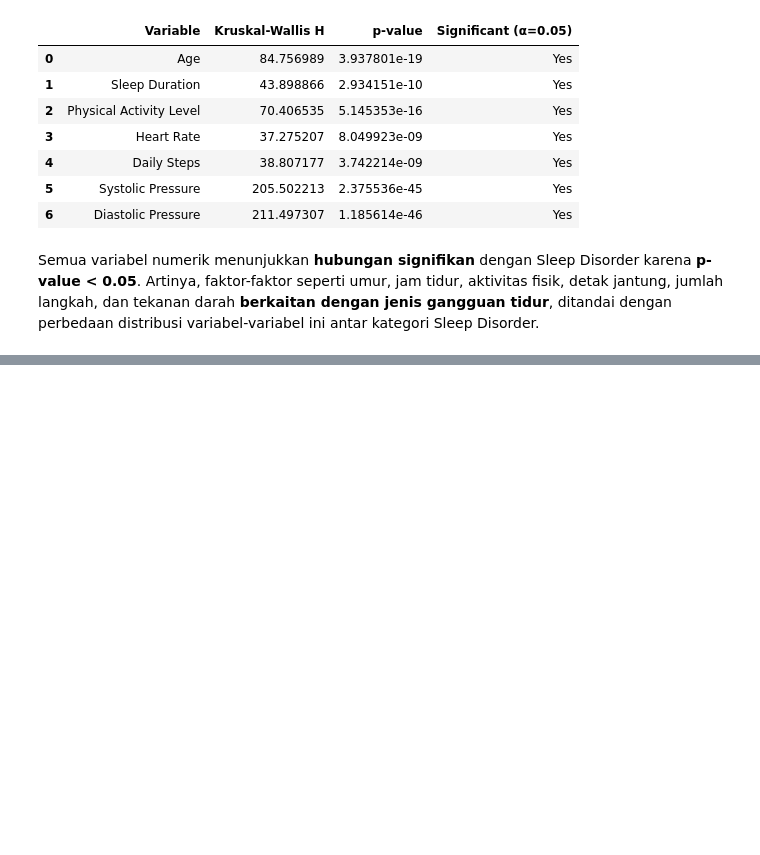
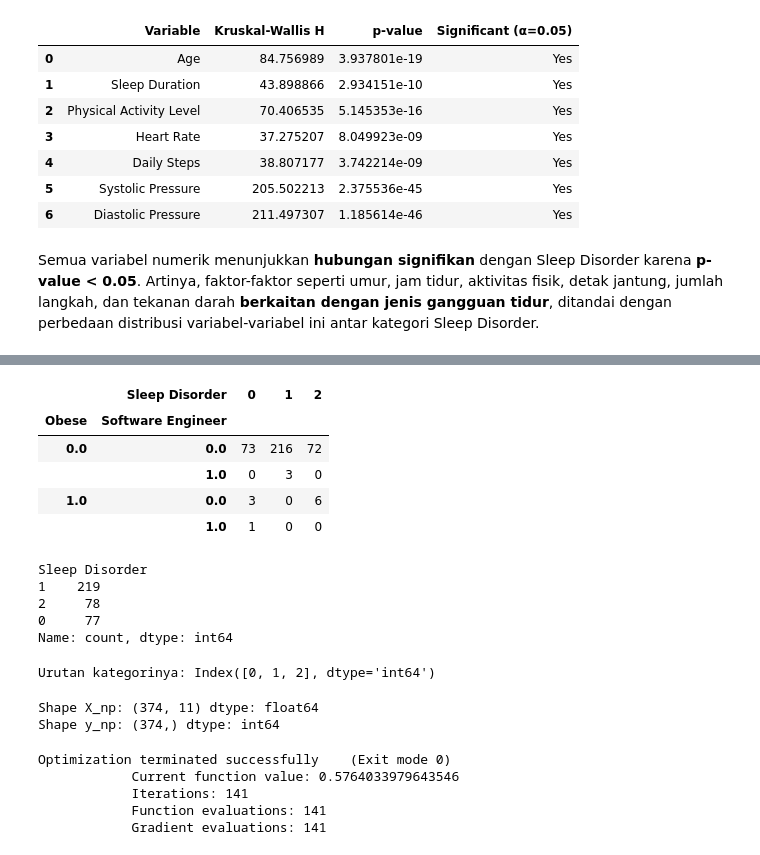
Before and after one commit to Qozuu/EDA-Project-EAS, a Jupyter notebook: sleep_eda.ipynb, the cells around one changed output, grey strips where cells are left out. Cells and saved outputs as stored; diff of their text form; code cells hidden in the pictures; blank space fills up the shorter version.

```diff
--- a/sleep_eda.ipynb
+++ b/sleep_eda.ipynb
@@ -319,0 +359,18 @@ Semua variabel numerik menunjukkan **hubungan signifikan** dengan Sleep Disorder
+# %%
+df_enc = df.copy()
+cols = ['Gender', 'Occupation', 'BMI Category', 'Sleep Disorder'] # cols: ordinal & nominal
+for col in cols:
+    if col in ['Occupation', 'BMI Category']:
+        print(col)
+        if col == 'BMI Category':
+            df_enc['BMI Category'] = df_enc['BMI Category'].replace('Normal Weight', 'Normal')
+        baseline = df_enc[col].value_counts().idxmax() # Nurse
+        dummies = pd.get_dummies(df_enc[col], drop_first=False)
+        dummies = dummies.drop(columns=[baseline])
+        df_enc = pd.concat([df_enc.drop(columns=[col]), dummies], axis=1)
+    else:
+        le = LabelEncoder()
+        df_enc[col] = le.fit_transform(df[col])
+        print(f'{col}: {df_enc[col].unique()}')
+        print(le.classes_)
+        print()
@@ -319,0 +417,10 @@ Semua variabel numerik menunjukkan **hubungan signifikan** dengan Sleep Disorder
+# %%
+df_novif = df_enc.drop(columns=['Person ID', 'Blood Pressure', 'Sleep Disorder','Gender','Age', 'Sleep Duration', 'Quality of Sleep', 'Daily Steps',
+                                'Stress Level', 'Heart Rate', 'Systolic Pressure', 'Diastolic Pressure', 'Doctor', 'Engineer', 'Overweight'])
+# %%
+rasio_cols = [
+    # 'Age', 'Sleep Duration','Heart Rate','Systolic Pressure', 'Diastolic Pressure','Daily Steps',
+    'Physical Activity Level',  ]
+
+scaler = StandardScaler()
+df_novif[rasio_cols] = scaler.fit_transform(df_novif[rasio_cols])
@@ -319,0 +429,3 @@ Semua variabel numerik menunjukkan **hubungan signifikan** dengan Sleep Disorder
+# %%
+X = df_novif.astype(float)
+y = df_enc[target]
@@ -319,0 +438,45 @@ Semua variabel numerik menunjukkan **hubungan signifikan** dengan Sleep Disorder
+# %%
+pd.crosstab([X['Obese'], X['Software Engineer']], y)
+# %% [output]
+|  | Sleep Disorder | 0 | 1 | 2 |
+| Obese | Software Engineer |  |  |  |
+| 0.0 | 0.0 | 73 | 216 | 72 |
+|  | 1.0 | 0 | 3 | 0 |
+| 1.0 | 0.0 | 3 | 0 | 6 |
+|  | 1.0 | 1 | 0 | 0 |
+# %%
+X.isnull().sum()
+y.isnull().sum()
+
+y.value_counts()
+# %% [output]
+Sleep Disorder
+1    219
+2     78
+0     77
+Name: count, dtype: int64
+# %%
+y_cat = pd.Categorical(y)
+y_codes = y_cat.codes
+print("Urutan kategorinya:", y_cat.categories)
+
+X_const = add_constant(X, prepend=True)
+X_np = np.asarray(X_const, dtype=float)
+y_np = np.asarray(y_codes, dtype=int)
+# %% [output]
+Urutan kategorinya: Index([0, 1, 2], dtype='int64')
+# %%
+print("Shape X_np:", X_np.shape, "dtype:", X_np.dtype)
+print("Shape y_np:", y_np.shape, "dtype:", y_np.dtype)
+# %% [output]
+Shape X_np: (374, 11) dtype: float64
+Shape y_np: (374,) dtype: int64
+# %%
+mnlogit_model = sm.MNLogit(y_np, X_np)
+mnlogit_result = mnlogit_model.fit_regularized()
+# %% [output]
+Optimization terminated successfully    (Exit mode 0)
+            Current function value: 0.5764033979643546
+            Iterations: 141
+            Function evaluations: 141
+            Gradient evaluations: 141
```
Also changed, not shown: parts of 29 cells of this notebook.
